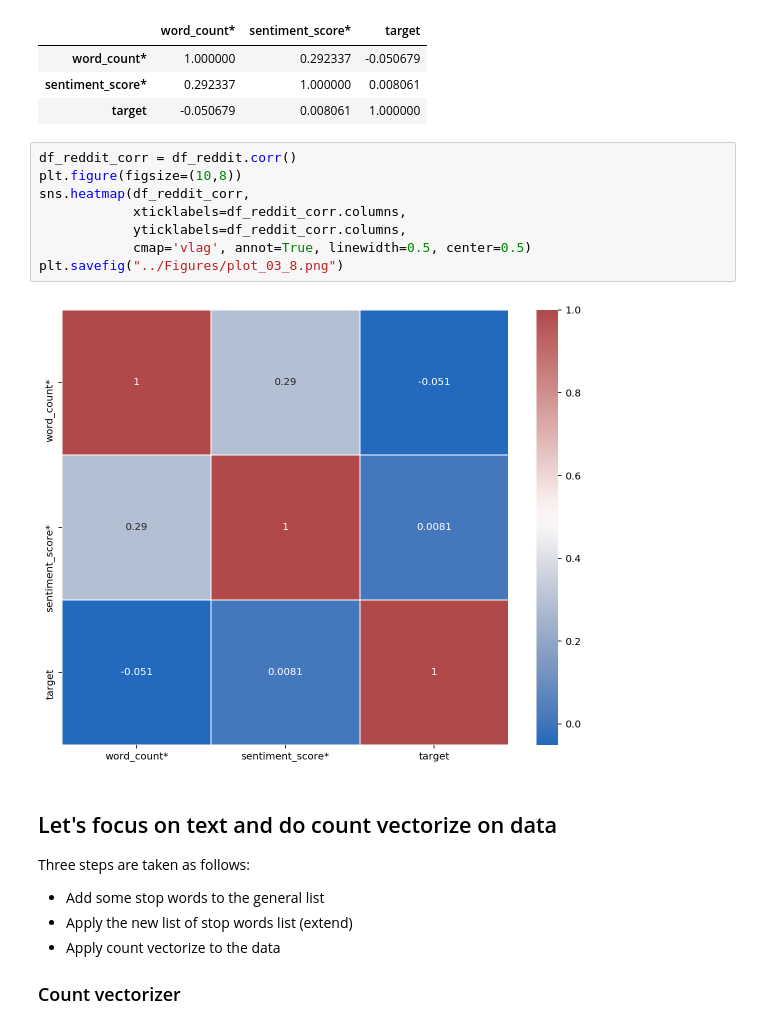
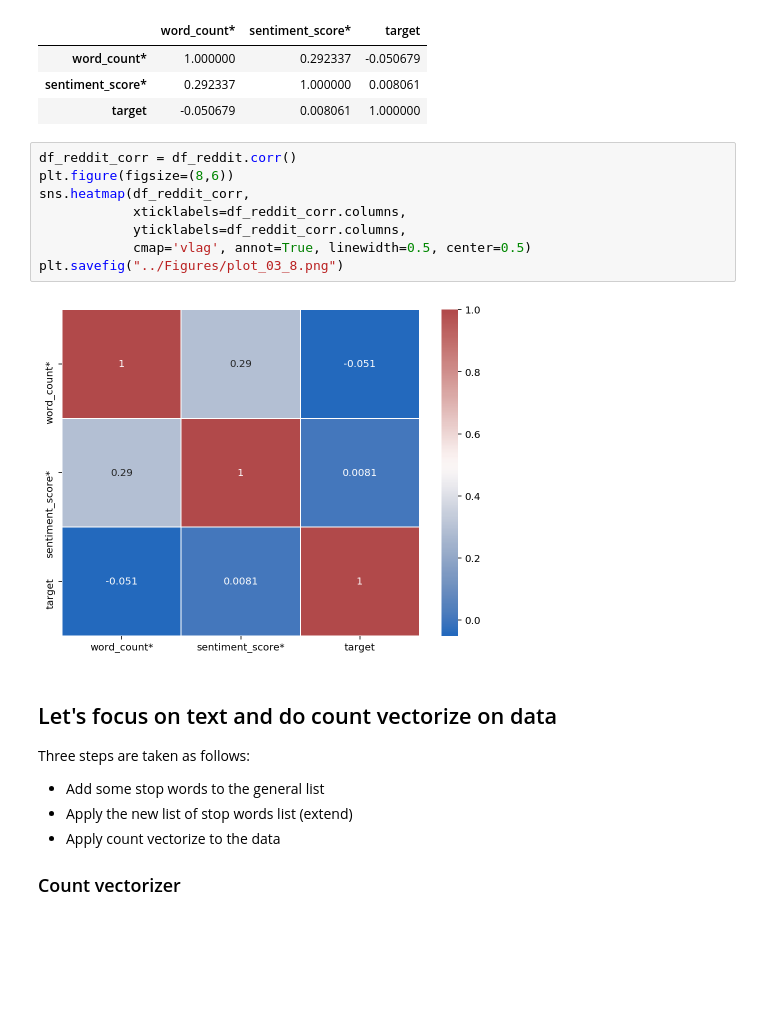
Before and after one commit to Atashnezhad/NLP_Proj2, a Jupyter notebook: Codes/P03_Exploratory_Data_Analysis.ipynb, the cells around one changed output. Drawn from its saved outputs; the diff is of its cells as text; blank space fills up the shorter version.

```diff
--- a/Codes/P03_Exploratory_Data_Analysis.ipynb
+++ b/Codes/P03_Exploratory_Data_Analysis.ipynb
@@ -514,14 +518,14 @@ df_reddit_corr
 | target | -0.050679 | 0.008061 | 1.000000 |
 # %%
 df_reddit_corr = df_reddit.corr()
-plt.figure(figsize=(10,8))
+plt.figure(figsize=(8,6))
 sns.heatmap(df_reddit_corr,
             xticklabels=df_reddit_corr.columns,
             yticklabels=df_reddit_corr.columns,
             cmap='vlag', annot=True, linewidth=0.5, center=0.5)
 plt.savefig("../Figures/plot_03_8.png")
 # %% [output]
-[figure, old version]
+[figure, new version]
 # %% [markdown]
 ## Let's focus on text and do count vectorize on data
 
```
Also changed, not shown: parts of 31 cells of this notebook, 29 other files.
